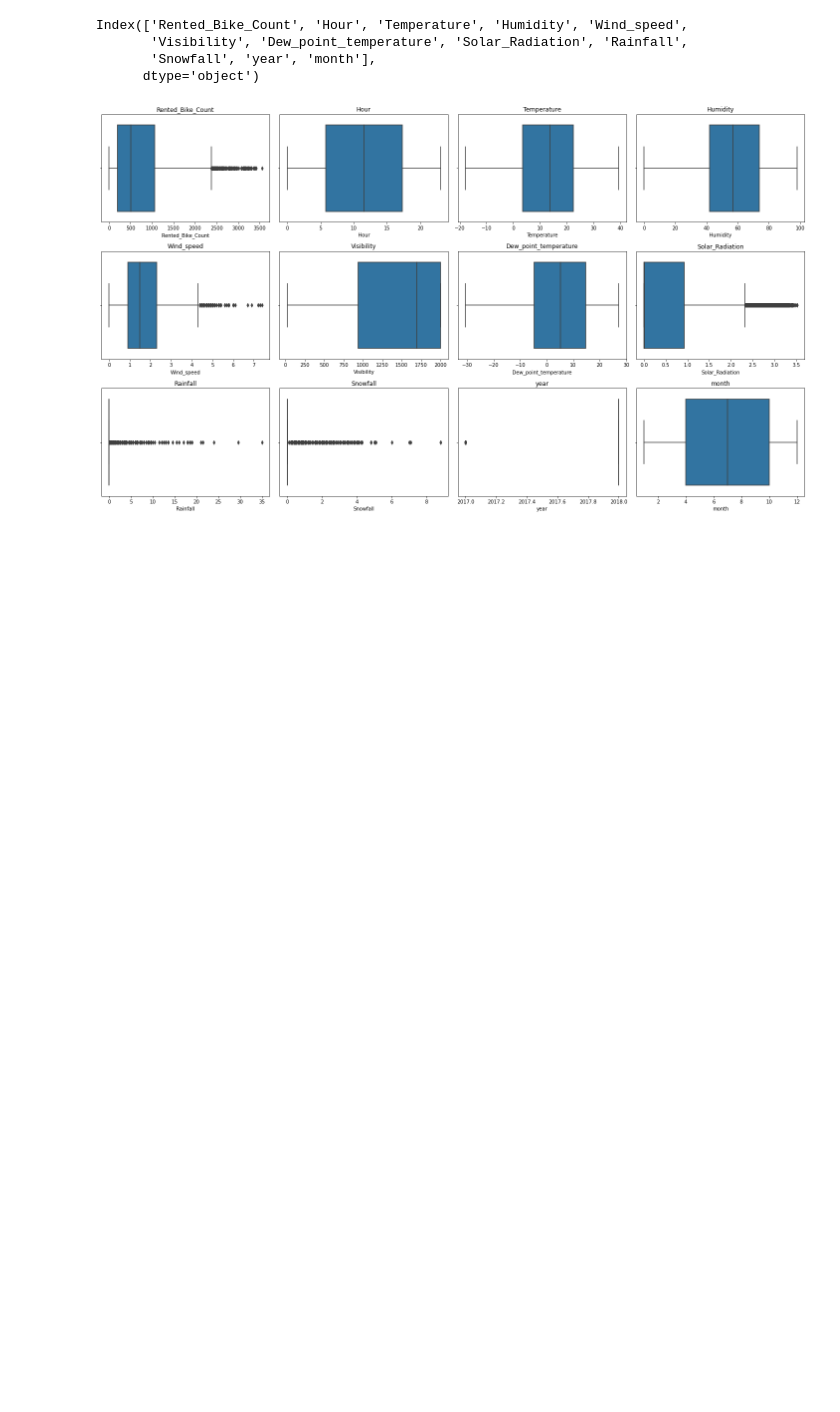
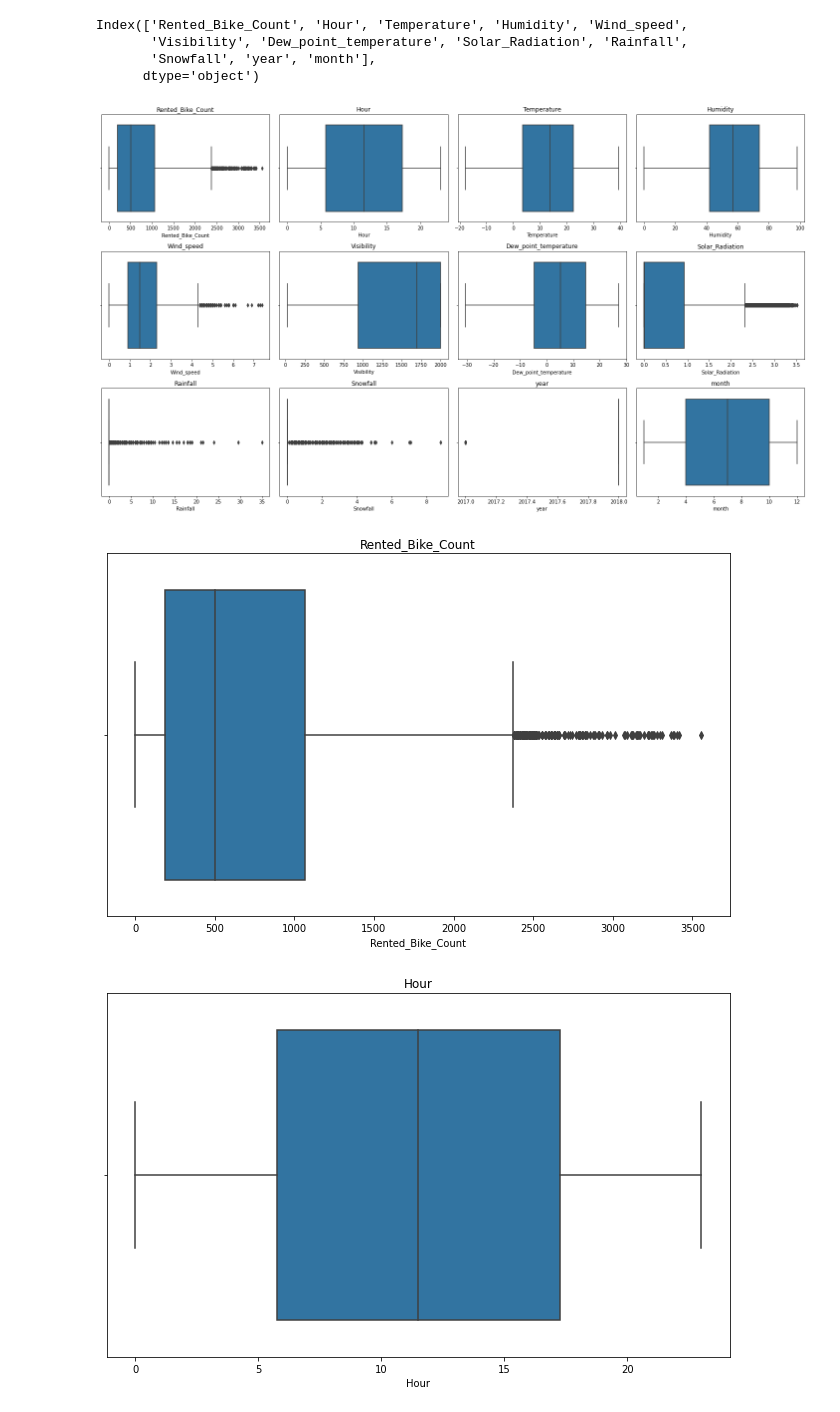
Before and after one commit to NehaGupta-DataScientists/Bike-Sharing-Demand-Prediction, a Jupyter notebook: Bike_Sharing_Demand_Prediction_Capstone_Project.ipynb, the cells around one changed output. Saved outputs shown, nothing was run; the diff lists cells and outputs as text; code cells hidden in the pictures; blank space fills up the shorter version.

```diff
--- a/Bike_Sharing_Demand_Prediction_Capstone_Project.ipynb
+++ b/Bike_Sharing_Demand_Prediction_Capstone_Project.ipynb
@@ -432,3 +431,20 @@ for col in numerical_features:
   plt.tight_layout()
 # %% [output]
 [figure]
+# %%
+bike.loc[bike['Rainfall']>=2,'Rainfall']= 2
+bike.loc[bike['Solar_Radiation']>=2,'Solar_Radiation']= 2
+bike.loc[bike['Snowfall']>=1.5,'Snowfall']= 1.5
+bike.loc[bike['Wind_speed']>=4,'Wind_speed']= 4
+# %%
+for col in numerical_features:
+  plt.figure(figsize=(9,6))
+  sns.boxplot(x=bike[col])
+
+  plt.title(col)
+  plt.tight_layout()
+
+plt.show()
+# %% [output]
+[figure, added]
+[figure, added]
```
Also changed, not shown: parts of 15 cells of this notebook.
